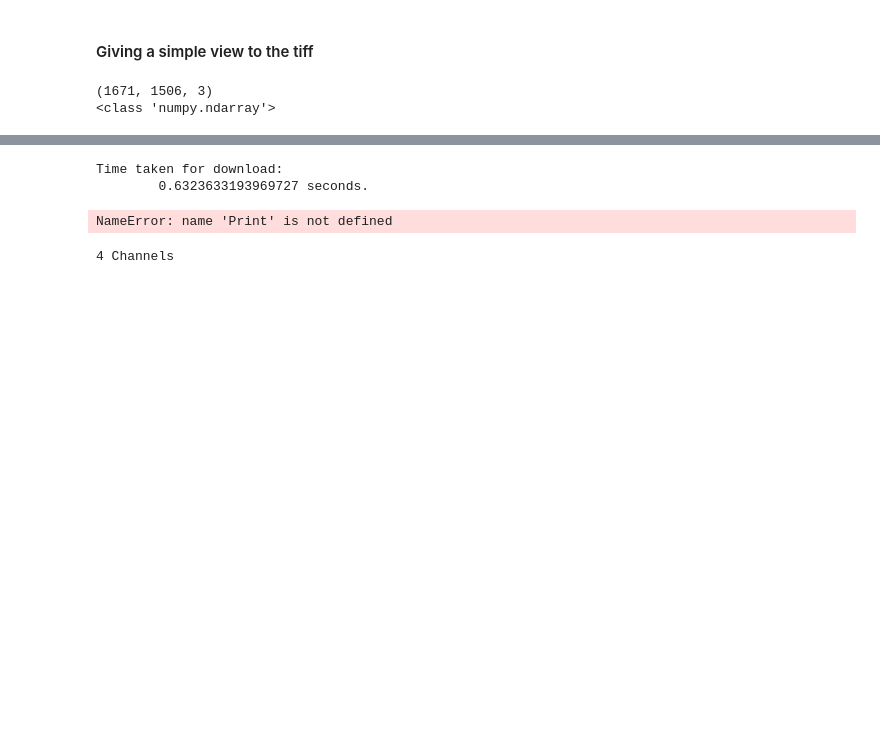
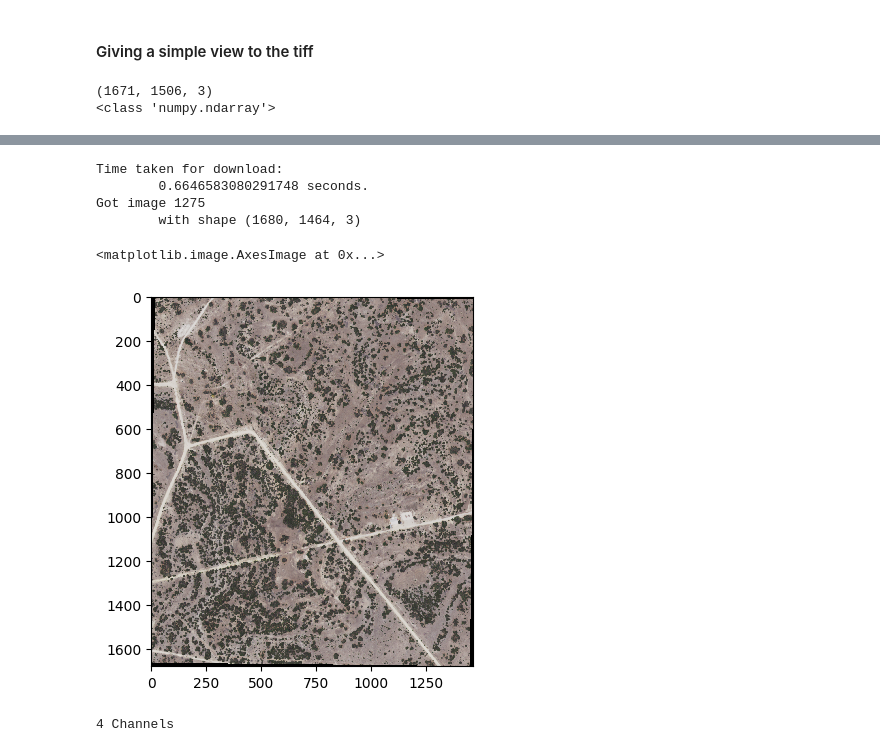
Before and after one commit to LuckyLaharlTim/pipeline-elevation-project, a Jupyter notebook: Modeling/model.ipynb, the cells around one changed output, grey strips where cells are left out. Saved outputs shown, nothing was run; the diff lists cells and outputs as text; code cells hidden in the pictures; blank space fills up the shorter version.

```diff
--- a/Modeling/model.ipynb
+++ b/Modeling/model.ipynb
@@ -94,9 +131,12 @@ print(type(dPic))
 # %%
-plt.imshow(getImage(1002), interpolation='nearest')
+plt.imshow(getImage(1275), interpolation='nearest')
 # %% [output]
 Time taken for download:
-        0.6323633193969727 seconds.
+        0.6646583080291748 seconds.
+Got image 1275
+        with shape (1680, 1464, 3)
-NameError: name 'Print' is not defined
+<matplotlib.image.AxesImage at 0x...>
+[figure, added]
 # %%
 print(len(array),end=" Channels\n\n")
 
```
Also changed, not shown: parts of 4 cells of this notebook.
